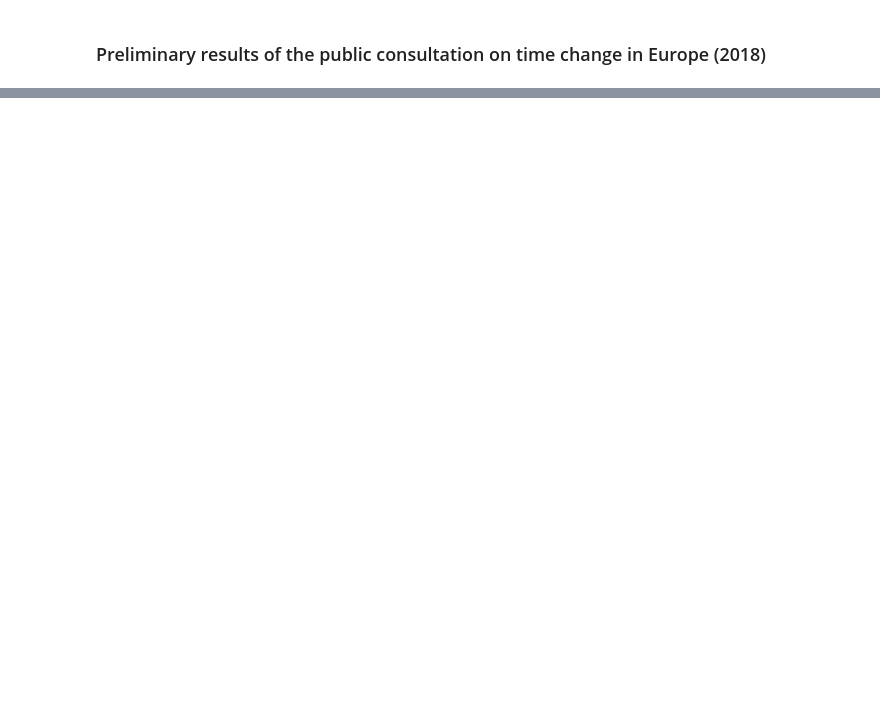
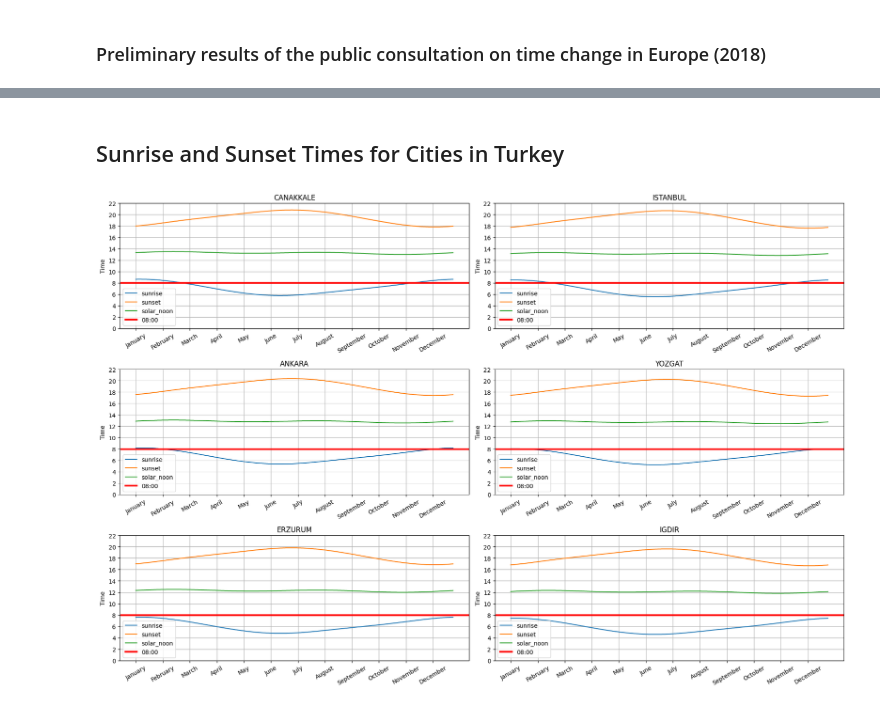
Before and after one commit to FlyinHedgehog/MAT388E-final-project, a Jupyter notebook: Final_Project.ipynb, the cells around one changed output, grey strips where cells are left out. Saved outputs shown, nothing was run; the diff lists cells and outputs as text; code cells hidden in the pictures; blank space fills up the shorter version.

```diff
--- a/Final_Project.ipynb
+++ b/Final_Project.ipynb
@@ -13,0 +29,7 @@ import requests
+# %%
+# converts time to minutes
+def total_mins(time):
+    s = datetime.timedelta(hours = time.hour,
+                            minutes = time.minute)
+    mins = s.total_seconds() / 60
+    return mins
@@ -14,3 +74,23 @@ import requests
+# %%
+def plot_sunrise_sunset(city, ax):
+    df = get_sunset_sunrise(city)
+
+    ax.plot(np.arange(0, 365), df['sunrise(minutes)'], label='sunrise')
+    ax.plot(np.arange(0, 365), df['sunset(minutes)'], label='sunset')
+    ax.plot(np.arange(0, 365), df['solar_noon(minutes)'], label='solar_noon')
+    ax.axhline(y=8*60, color='red', linewidth=3, label='08:00')
+
+    ax.grid()
+
+    ax.set_ylabel('Time')
+    ax.set_title(city)
+    ax.legend()
+
+    ax.set_xticks(np.arange(0, 365, step=31))
+    ax.set_xticklabels(calendar.month_name[1:], rotation=30)
+
+    ax.set_yticks(np.arange(0, 24*60, step=60*2))
+    ax.set_yticklabels(np.arange(0, 24, step=2))
 # %% [markdown]
 ### In 2016 Turkey decided to remain permanently in the summertime zone. Which time zone is better for Turkey (summer or winter)?
 # %% [markdown]
@@ -161,0 +235,20 @@ r = requests.get('https://api.sunrisesunset.io/json?lat=41.015137&lng=28.97953&t
+# %% [markdown]
+## Sunrise and Sunset Times for Cities in Turkey
+# %%
+cities = ['CANAKKALE', 'ISTANBUL', 'ANKARA', 'YOZGAT', 'ERZURUM', 'IGDIR']
+x, y = 0, 0
+
+fig, axs = plt.subplots(3, 2, figsize=(18,12))
+
+for city in cities:
+    if(y==2):
+        y=0
+        x+=1
+    plot_sunrise_sunset(city, axs[x, y])
+    y += 1
+
+fig.tight_layout()
+
+plt.show()
+# %% [output]
+[figure, added]
```
Also changed, not shown: parts of 12 cells of this notebook.
